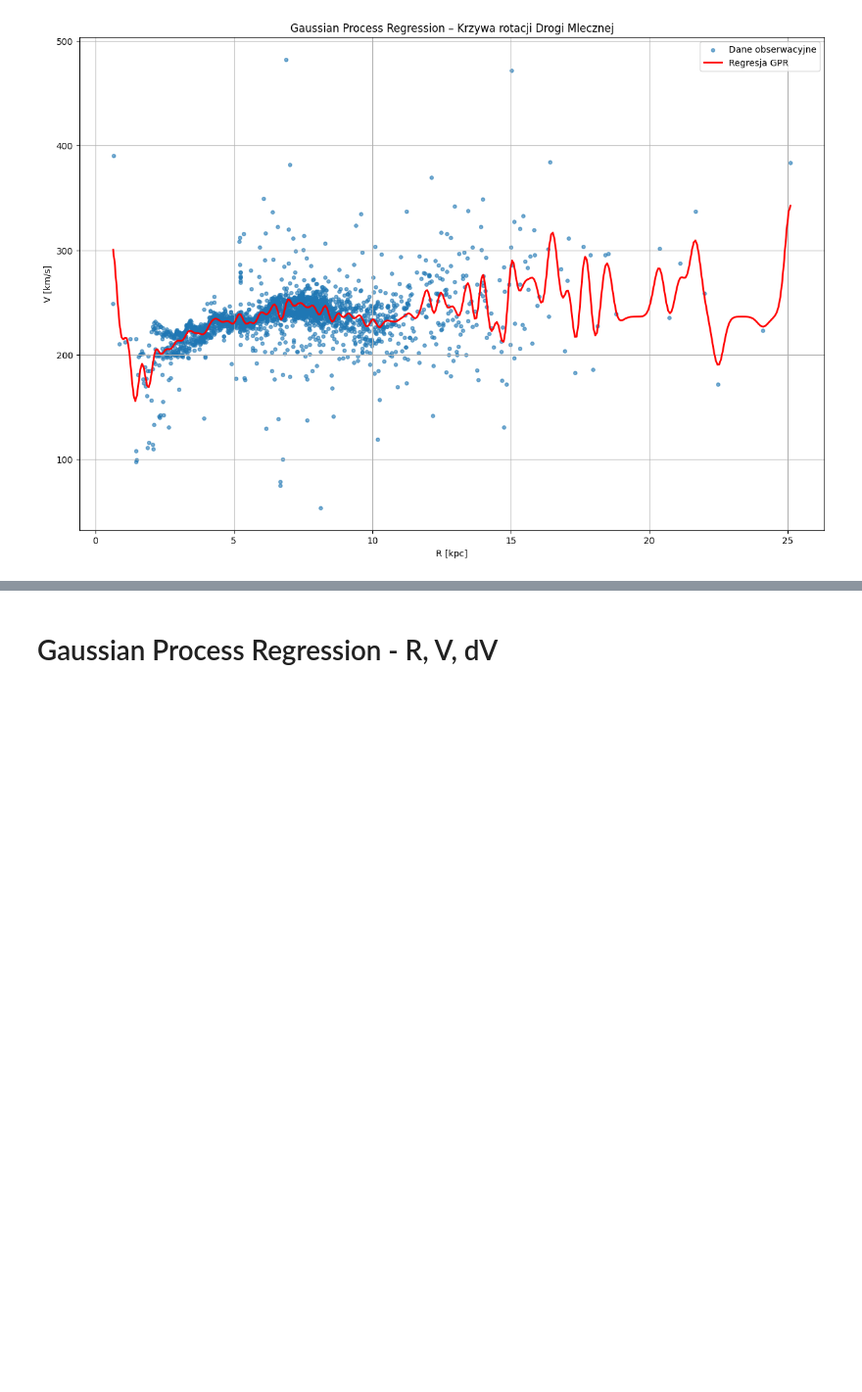
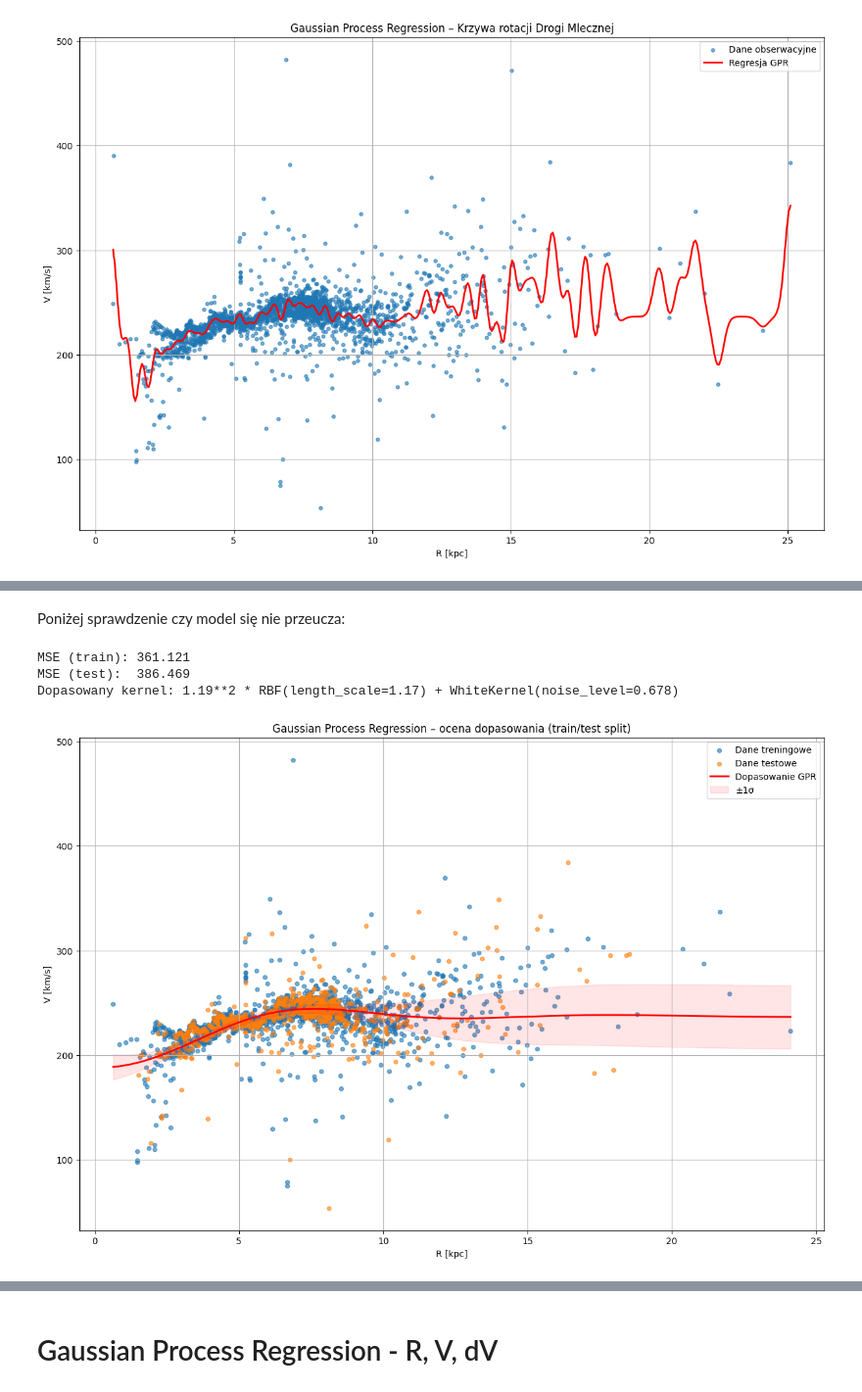
Before and after one commit to redrosesarecool/staz, a Jupyter notebook: regresja.ipynb, the cells around one changed output, grey strips where cells are left out. Shown at 98% size. Cells and saved outputs as stored; diff of their text form; code cells hidden in the pictures; blank space fills up the shorter version.

```diff
--- a/regresja.ipynb
+++ b/regresja.ipynb
@@ -456,0 +805,64 @@ Dopasowane jądro (kernel):
+# %% [markdown]
+Poniżej sprawdzenie czy model się nie przeucza:
+# %%
+import numpy as np
+import pandas as pd
+from sklearn.model_selection import train_test_split
+from sklearn.metrics import mean_squared_error
+
+#dane
+file_path = "/content/drive/My Drive/all_montecarlo_output-kopia.dat"
+
+df = pd.read_csv(
+    file_path,
+    sep=r"\s+",
+    comment="#",
+    on_bad_lines="skip",
+    usecols=["R", "V"]
+)
+
+# podział danych 70/30
+R_train, R_test, V_train, V_test = train_test_split(R, V, test_size=0.3, random_state=42)
+
+# GPR z "rozsądniejszymi" parametrami (bardziej gładkie dopasowanie)
+kernel = ConstantKernel(1.0, (1e-3, 1e3)) * RBF(length_scale=10, length_scale_bounds=(0.1, 50.0)) \
+         + WhiteKernel(noise_level=2.0, noise_level_bounds=(1e-5, 10))
+
+gpr = GaussianProcessRegressor(kernel=kernel, alpha=1e-6, normalize_y=True)
+gpr.fit(R_train, V_train)
+
+# predykcja
+V_pred_train = gpr.predict(R_train)
+V_pred_test = gpr.predict(R_test)
+
+# błędy
+mse_train = mean_squared_error(V_train, V_pred_train)
+mse_test = mean_squared_error(V_test, V_pred_test)
+
+print(f"MSE (train): {mse_train:.3f}")
+print(f"MSE (test):  {mse_test:.3f}")
+print("Dopasowany kernel:", gpr.kernel_)
+
+# wykres
+plt.figure(figsize=(15, 10))
+
+# punkty trenigowe
+plt.scatter(R_train, V_train, color="tab:blue", s=20, label="Dane treningowe", alpha=0.6)
+# punkty testowe
+plt.scatter(R_test, V_test, color="tab:orange", s=20, label="Dane testowe", alpha=0.6)
+# krzywa modelu GPR
+plt.plot(R_pred, V_pred, "r-", lw=2, label="Dopasowanie GPR")
+# niepewność (±1σ)
+plt.fill_between(R_pred.ravel(), V_pred - V_std, V_pred + V_std, color="red", alpha=0.1, label="±1σ")
+
+plt.xlabel("R [kpc]")
+plt.ylabel("V [km/s]")
+plt.title("Gaussian Process Regression – ocena dopasowania (train/test split)")
+plt.legend()
+plt.grid(True)
+plt.show()
+# %% [output]
+MSE (train): 361.121
+MSE (test):  386.469
+Dopasowany kernel: 1.19**2 * RBF(length_scale=1.17) + WhiteKernel(noise_level=0.678)
+[figure, added]
```
Also changed, not shown: parts of 12 cells of this notebook.
